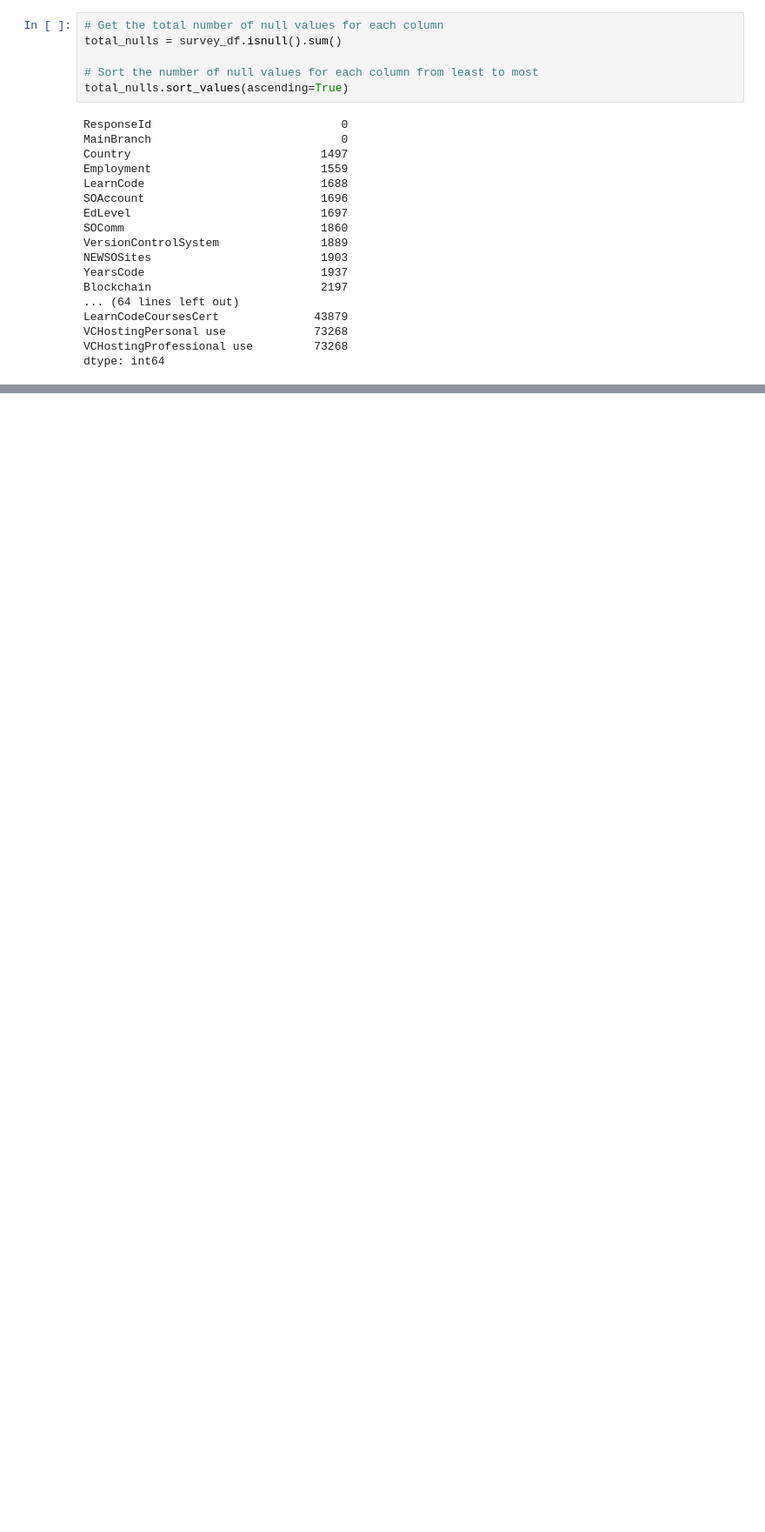
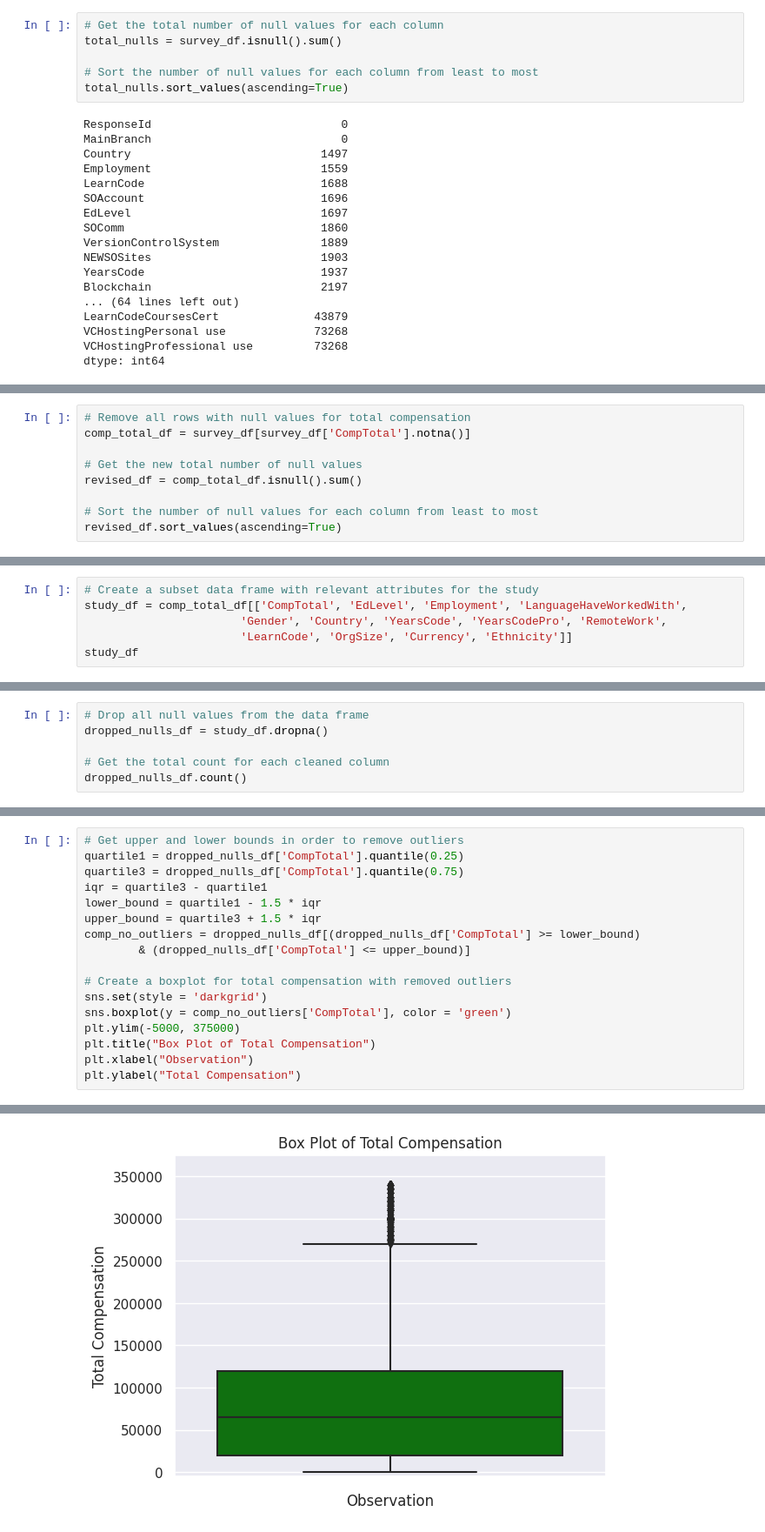
Before and after one commit to dsklnr/Predicting_Salaries_of_Technical_Individuals, a Jupyter notebook: Ben_Predicting_Salaries.ipynb, the cells around one changed output, grey strips where cells are left out. Shown at 87% size. Drawn from its saved outputs; the diff is of its cells as text; blank space fills up the shorter version.

```diff
--- a/Ben_Predicting_Salaries.ipynb
+++ b/Ben_Predicting_Salaries.ipynb
@@ -157,0 +140,9 @@ print(education_lvl.unique())
+# %%
+# Remove all rows with null values for total compensation
+comp_total_df = survey_df[survey_df['CompTotal'].notna()]
+
+# Get the new total number of null values
+revised_df = comp_total_df.isnull().sum()
+
+# Sort the number of null values for each column from least to most
+revised_df.sort_values(ascending=True)
@@ -157,0 +167,6 @@ print(education_lvl.unique())
+# %%
+# Create a subset data frame with relevant attributes for the study
+study_df = comp_total_df[['CompTotal', 'EdLevel', 'Employment', 'LanguageHaveWorkedWith',
+                       'Gender', 'Country', 'YearsCode', 'YearsCodePro', 'RemoteWork',
+                       'LearnCode', 'OrgSize', 'Currency', 'Ethnicity']]
+study_df
@@ -157,0 +214,6 @@ print(education_lvl.unique())
+# %%
+# Drop all null values from the data frame
+dropped_nulls_df = study_df.dropna()
+
+# Get the total count for each cleaned column
+dropped_nulls_df.count()
@@ -157,0 +266,18 @@ print(education_lvl.unique())
+# %%
+# Get upper and lower bounds in order to remove outliers
+quartile1 = dropped_nulls_df['CompTotal'].quantile(0.25)
+quartile3 = dropped_nulls_df['CompTotal'].quantile(0.75)
+iqr = quartile3 - quartile1
+lower_bound = quartile1 - 1.5 * iqr
+upper_bound = quartile3 + 1.5 * iqr
+comp_no_outliers = dropped_nulls_df[(dropped_nulls_df['CompTotal'] >= lower_bound)
+        & (dropped_nulls_df['CompTotal'] <= upper_bound)]
+
+# Create a boxplot for total compensation with removed outliers
+sns.set(style = 'darkgrid')
+sns.boxplot(y = comp_no_outliers['CompTotal'], color = 'green')
+plt.ylim(-5000, 375000)
+plt.title("Box Plot of Total Compensation")
+plt.xlabel("Observation")
+plt.ylabel("Total Compensation")
+# %% [output]
@@ -157,0 +285 @@ print(education_lvl.unique())
+[figure, added]
```
Also changed, not shown: parts of 24 cells of this notebook.
